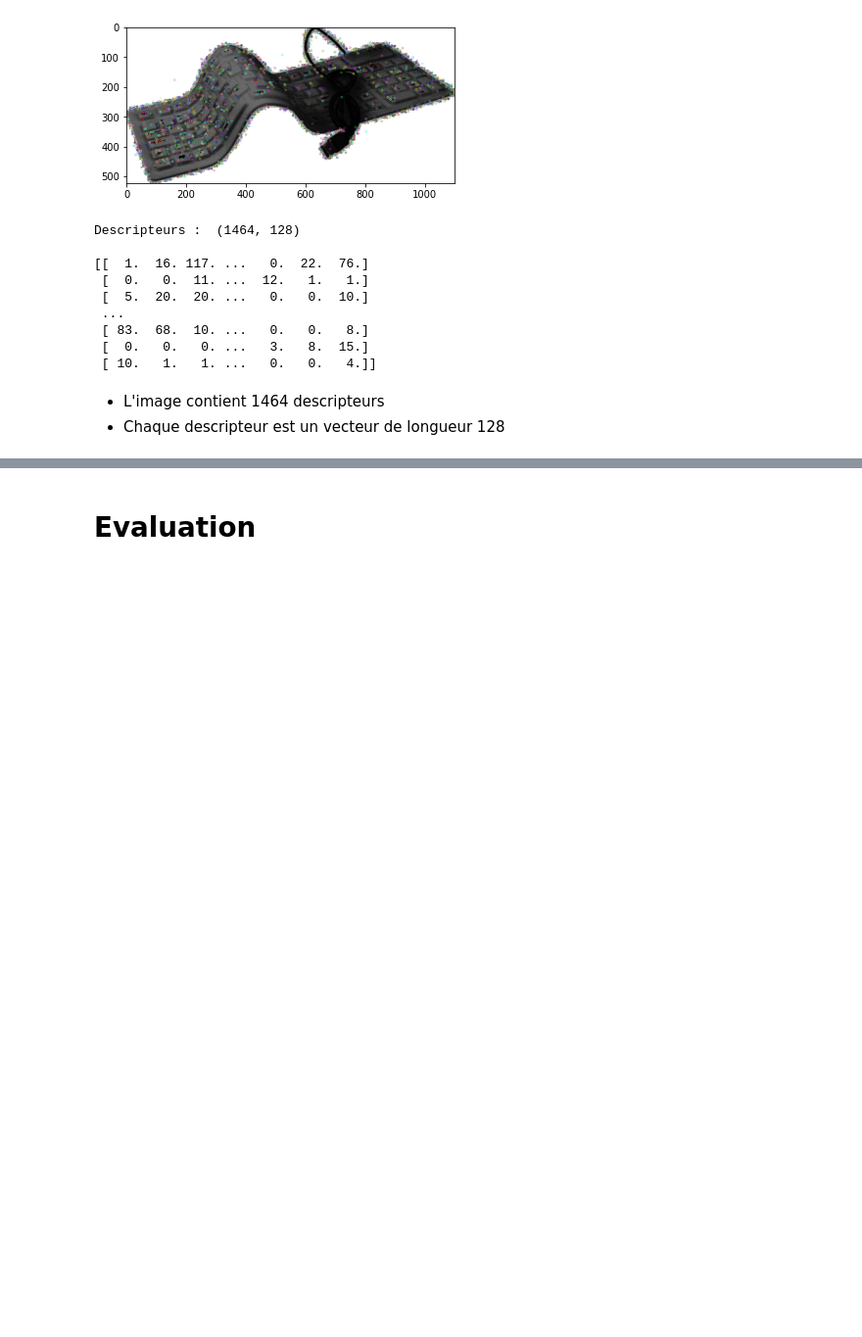
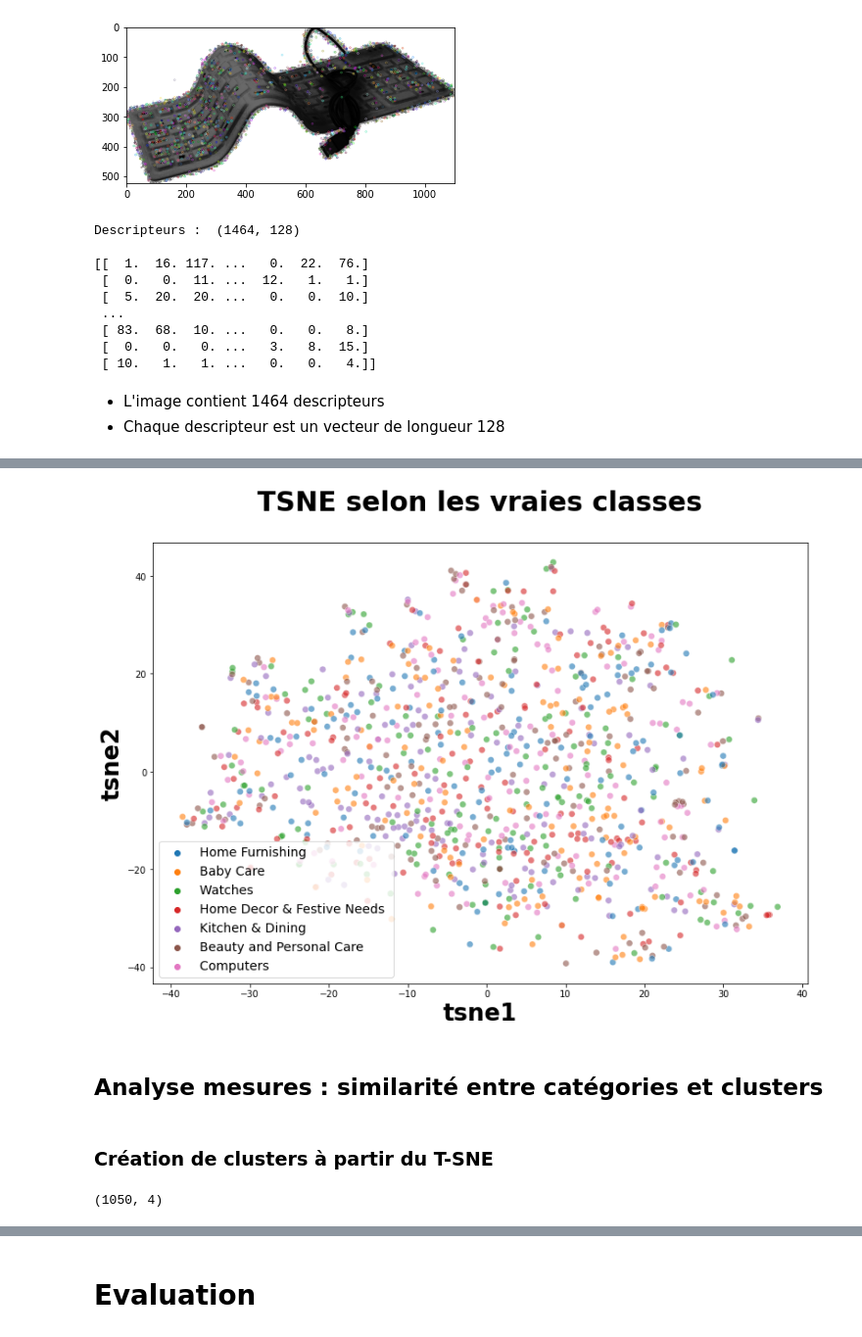
Before and after one commit to AbdulmagedALKHULAIFI/Automatic-classifer-consumer-goods, a Jupyter notebook: p6_2_IMG.ipynb, the cells around one changed output, grey strips where cells are left out. Shown at 98% size. Drawn from its saved outputs; the diff is of its cells as text; code cells hidden in the pictures; blank space fills up the shorter version.

```diff
--- a/p6_2_IMG.ipynb
+++ b/p6_2_IMG.ipynb
@@ -351,3 +290,0 @@ data = attribute_images_descriptors(data,preprocessed_imgs_path,orb,'orb_descrip
-# %%
-data = data[['description','image','orb_descriptors']]
-data.head(3)
@@ -390,0 +364,14 @@ Descripteurs :  (1464, 128)
+# %%
+# Determination number of clusters
+temps1=time.time()
+
+k = int(round(np.sqrt(len(sift_keypoints_all)),0))
+print("Nombre de clusters estimés : ", k)
+print("Création de",k, "clusters de descripteurs ...")
+
+# Clustering
+kmeans = cluster.MiniBatchKMeans(n_clusters=k, init_size=3*k, random_state=0)
+kmeans.fit(sift_keypoints_all)
+
+duration1=time.time()-temps1
+print("temps de traitement kmeans : ", "%15.2f" % duration1, "secondes")
@@ -390,0 +434,5 @@ Descripteurs :  (1464, 128)
+# %%
+print("Dimensions dataset avant réduction PCA : ", im_features.shape)
+pca = decomposition.PCA(n_components=0.99)
+feat_pca= pca.fit_transform(im_features)
+print("Dimensions dataset après réduction PCA : ", feat_pca.shape)
@@ -390,0 +445,8 @@ Descripteurs :  (1464, 128)
+# %%
+tsne = manifold.TSNE(n_components=2, perplexity=30,
+                     n_iter=2000, init='random', random_state=6)
+X_tsne = tsne.fit_transform(feat_pca)
+
+df_tsne = pd.DataFrame(X_tsne[:,0:2], columns=['tsne1', 'tsne2'])
+df_tsne["class"] = data["main_category"]
+print(df_tsne.shape)
@@ -390,0 +465,26 @@ Descripteurs :  (1464, 128)
+# %%
+plt.figure(figsize=(13,9))
+sns.scatterplot(
+    x="tsne1", y="tsne2", hue="class", data=df_tsne, legend="brief",
+    palette=sns.color_palette('tab10', n_colors=7), s=50, alpha=0.6)
+
+plt.title('TSNE selon les vraies classes', fontsize = 30, pad = 35, fontweight = 'bold')
+plt.xlabel('tsne1', fontsize = 26, fontweight = 'bold')
+plt.ylabel('tsne2', fontsize = 26, fontweight = 'bold')
+plt.legend(prop={'size': 14})
+
+plt.show()
+# %% [output]
+[figure, added]
+# %% [markdown]
+## Analyse mesures : similarité entre catégories et clusters
+# %% [markdown]
+###  Création de clusters à partir du T-SNE
+# %%
+cls = cluster.KMeans(n_clusters=7, random_state=6)
+cls.fit(X_tsne)
+
+df_tsne["cluster"] = cls.labels_
+print(df_tsne.shape)
+# %% [output]
+(1050, 4)
```
Also changed, not shown: parts of 47 cells of this notebook.
